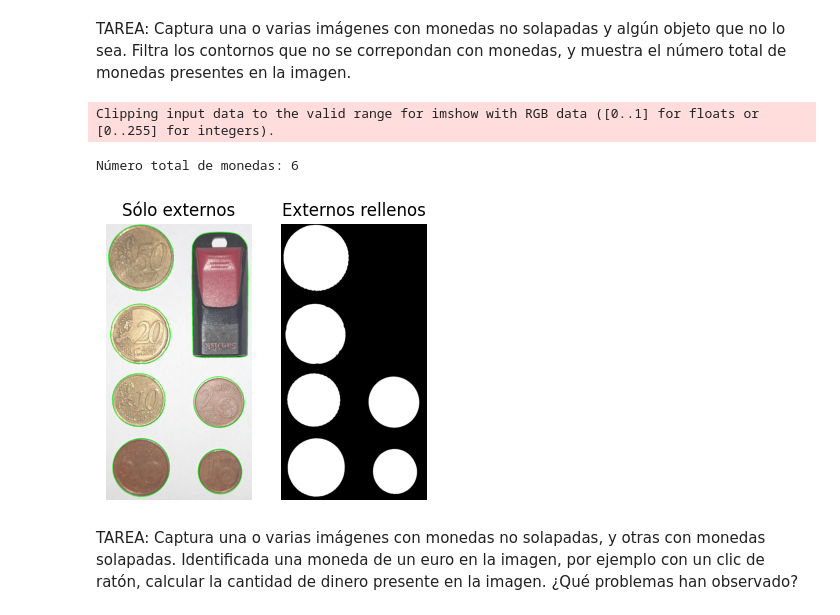
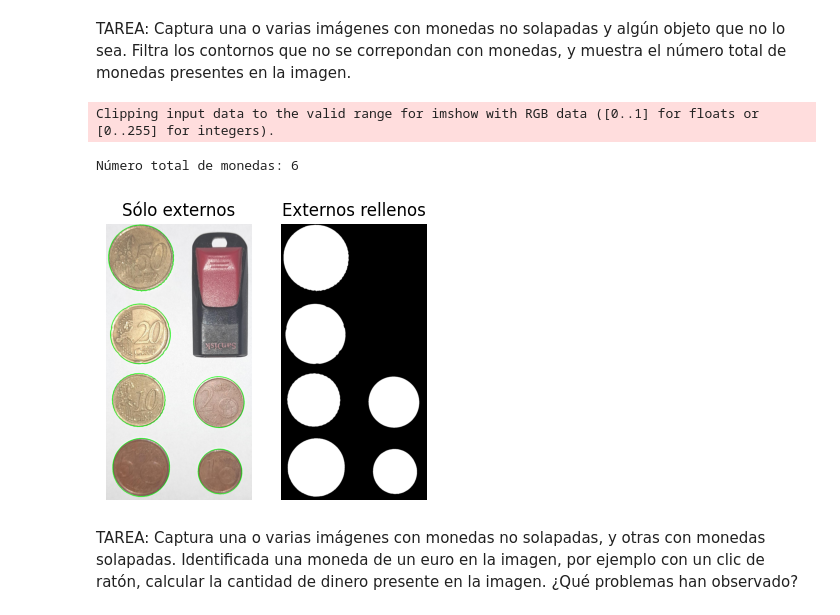
Before and after one commit to EmilioDeniz/VC_P3, a Jupyter notebook: VC_P3.ipynb, the cells around one changed output. Saved outputs shown, nothing was run; the diff lists cells and outputs as text; code cells hidden in the pictures.

```diff
--- a/VC_P3.ipynb
+++ b/VC_P3.ipynb
@@ -18,43 +64,40 @@ contornos, hierarchy2 = cv2.findContours(img_th1,
     cv2.RETR_EXTERNAL ,
     cv2.CHAIN_APPROX_SIMPLE)
 
-
-# Dibuja sobre la imagen de entrada sólo contornos externos
 img_rgb = cv2.cvtColor(img, cv2.COLOR_BGR2RGB)
-cv2.drawContours(img_rgb, contornos, -1, (0,255,0), 4)
-
-plt.subplot(132)
-plt.axis("off")
-plt.imshow(img_rgb)
-plt.title('Sólo externos')
-
 img_cont = np.zeros(img_rgb.shape)
 filtered_contours = 0
 
 for c in contornos:
     #Área delcontorno
     area = cv2.contourArea(c)
     #Filtramos por area mínima
     if area > 10 :
         perimetro = cv2.arcLength(c,True)
         #Filtramos por perimetro máximo
         if perimetro < 1700:
             #Añadimos al contador
             filtered_contours += 1
             #Dibuja los contornos
             cv2.drawContours(img_cont, [c], -1, (255,255,255), -1)
+            cv2.drawContours(img_rgb, [c], -1, (0,255,0), 4)
 
 print(f'Número total de monedas: {filtered_contours}')
+
+plt.subplot(132)
+plt.axis("off")
+plt.imshow(img_rgb)
+plt.title('Sólo externos')
 
 plt.subplot(133)
 plt.axis("off")
 plt.imshow(img_cont)
 plt.title('Externos rellenos')
 plt.show()
 # %% [output]
 Clipping input data to the valid range for imshow with RGB data ([0..1] for floats or [0..255] for integers).
 Número total de monedas: 6
-[figure, old version]
+[figure, new version]
 # %% [markdown]
 TAREA: Captura una o varias imágenes con monedas no solapadas, y otras con monedas solapadas. Identificada una moneda de un euro en la imagen, por ejemplo con un clic de ratón, calcular la cantidad de dinero presente en la imagen. ¿Qué problemas han observado?
 # %%
```
Also changed, not shown: parts of 3 cells of this notebook, 8 other files.
